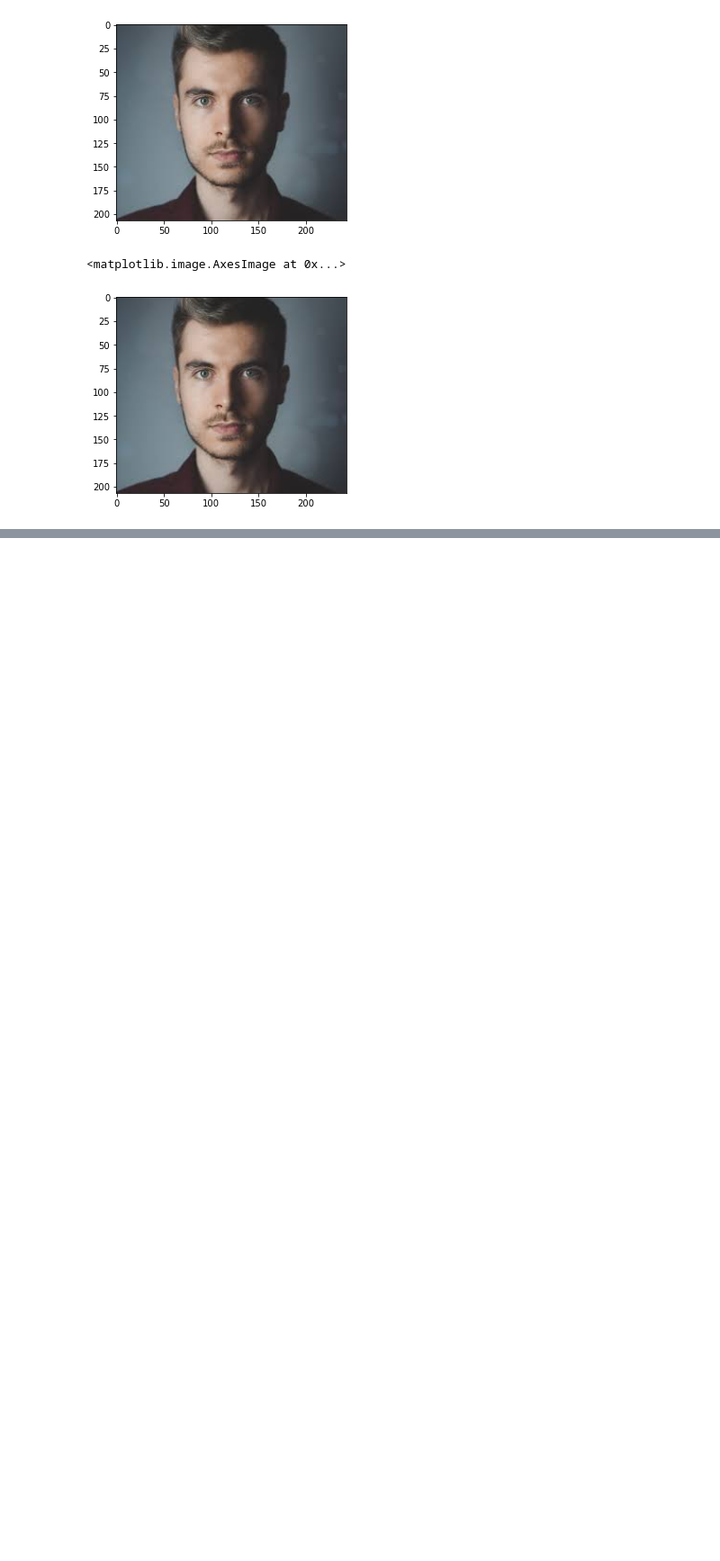
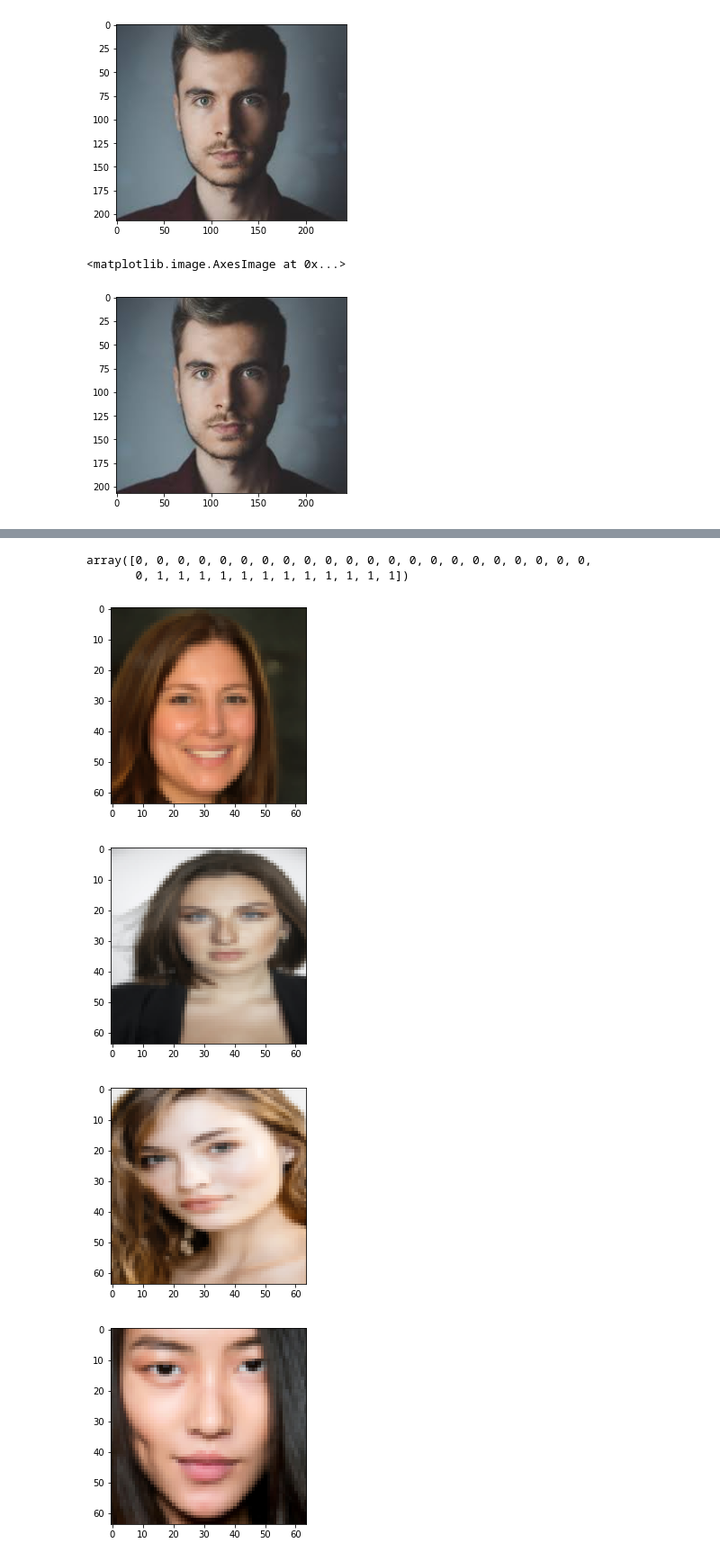
Before and after one commit to reddyprasade/Collection-of-data, a Jupyter notebook: Human_face.ipynb, the cells around one changed output, grey strips where cells are left out. Shown: that part at 90% size. Drawn from its saved outputs; the diff is of its cells as text; code cells hidden in the pictures; blank space fills up the shorter version.

```diff
--- a/Human_face.ipynb
+++ b/Human_face.ipynb
@@ -86,0 +106,14 @@ ValueError: could not broadcast input array from shape (64,64,3) into shape (64,
+# %%
+image_dataset.target
+# %% [output]
+array([0, 0, 0, 0, 0, 0, 0, 0, 0, 0, 0, 0, 0, 0, 0, 0, 0, 0, 0, 0, 0, 0,
+       0, 1, 1, 1, 1, 1, 1, 1, 1, 1, 1, 1, 1])
+# %%
+for I in range(5):
+    plt.imshow(image_dataset.images[I])
+    plt.show()
+# %% [output]
+[figure, added]
+[figure, added]
+[figure, added]
+[figure, added]
```
Also changed, not shown: parts of 42 cells of this notebook.
